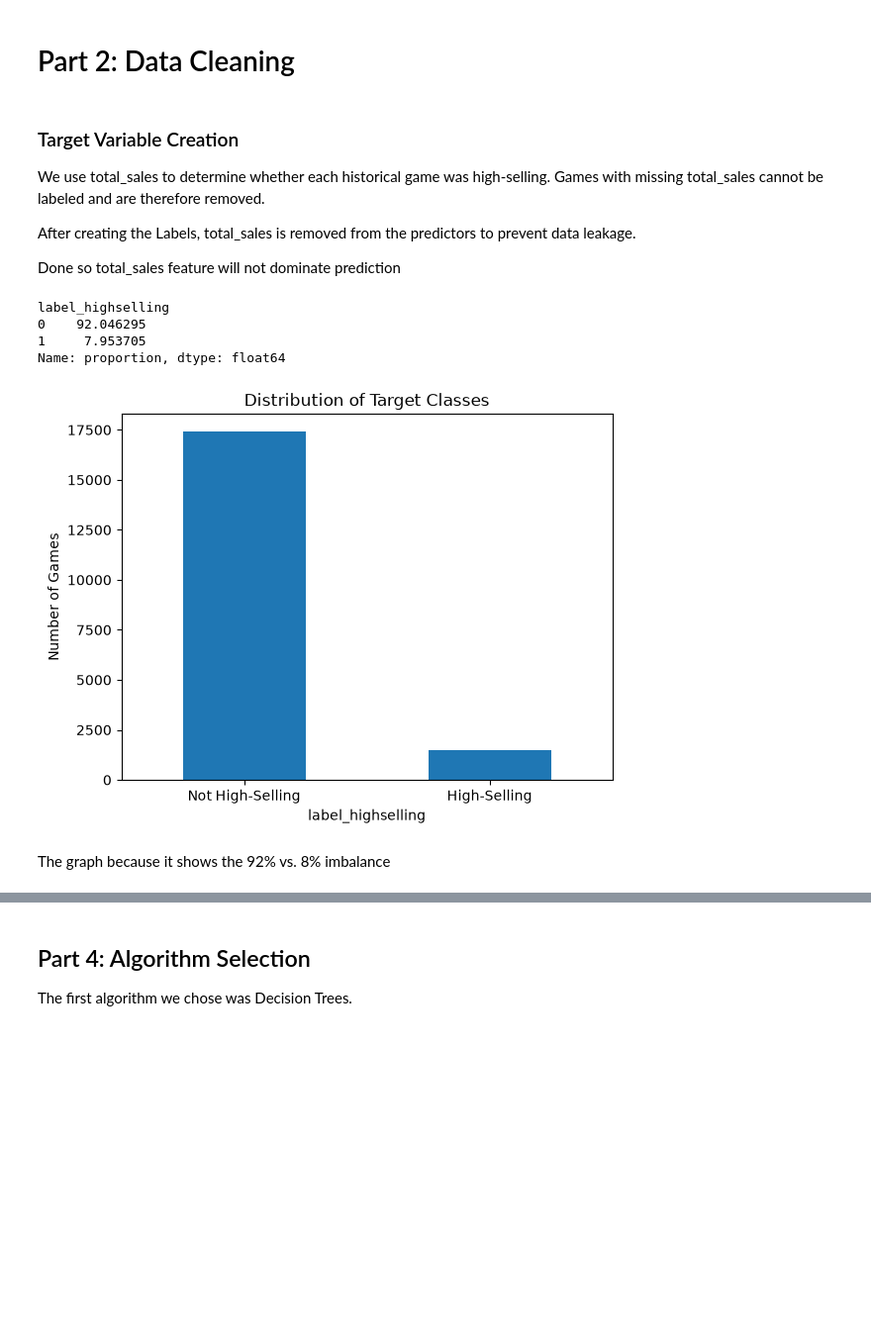
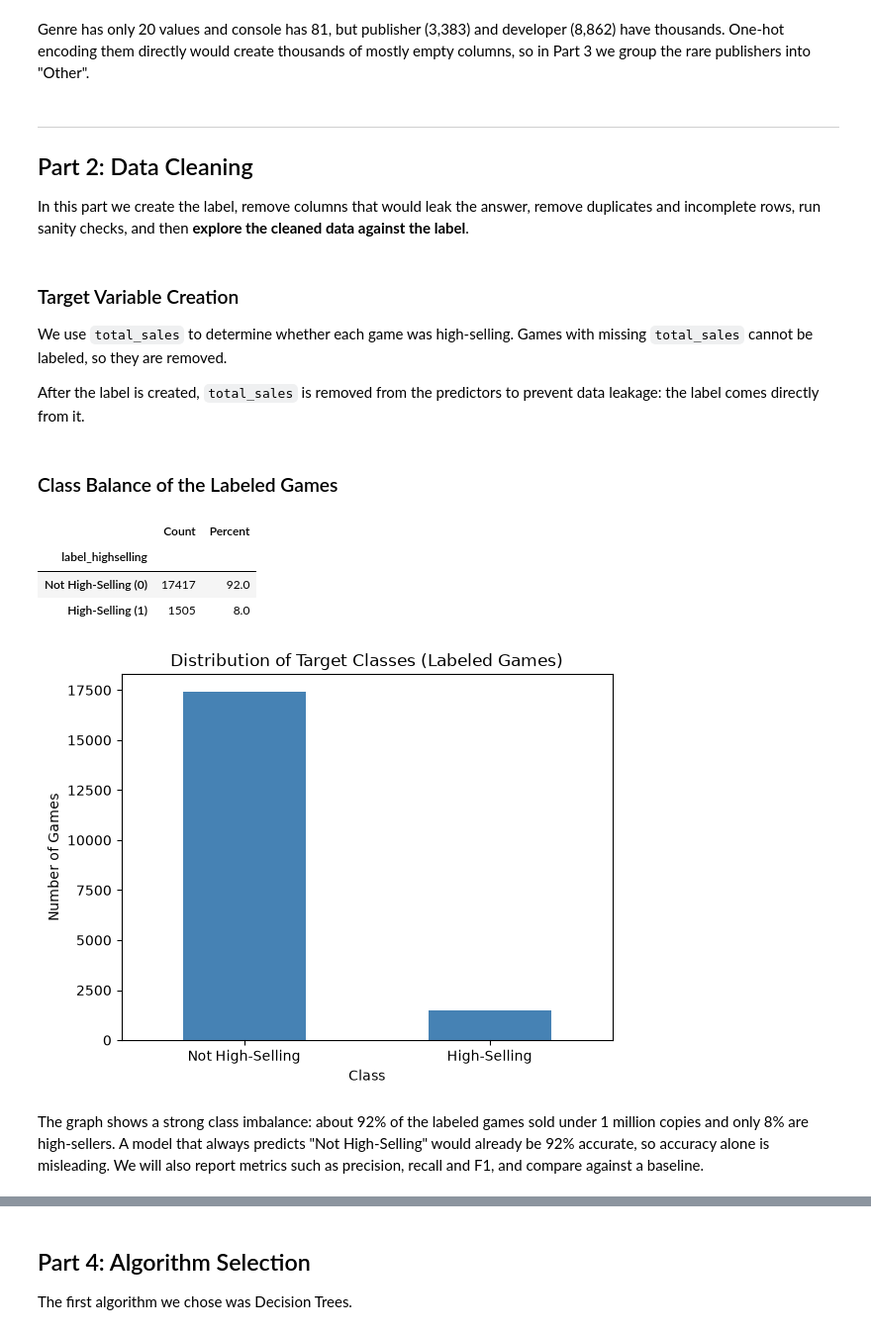
Before and after one commit to CarlosOlvera05/ML-Course-Project, a Jupyter notebook: MLProject.ipynb, the cells around one changed output, grey strips where cells are left out. Shown at 99% size. Saved outputs shown, nothing was run; the diff lists cells and outputs as text; code cells hidden in the pictures; blank space fills up the shorter version.

Commit message:
parts 1-3 (need verification)

```diff
--- a/MLProject.ipynb
+++ b/MLProject.ipynb
@@ -139,14 +217,13 @@ Developer: 8862
+# %% [markdown]
+Genre has only 20 values and console has 81, but publisher (3,383) and developer (8,862) have thousands. One-hot encoding them directly would create thousands of mostly empty columns, so in Part 3 we group the rare publishers into "Other".
 # %% [markdown]
-# Part 2: Data Cleaning
+---
+
+## Part 2: Data Cleaning
+In this part we create the label, remove columns that would leak the answer, remove duplicates and incomplete rows, run sanity checks, and then **explore the cleaned data against the label**.
 # %% [markdown]
 ### Target Variable Creation
+We use `total_sales` to determine whether each game was high-selling. Games with missing `total_sales` cannot be labeled, so they are removed.
 
-We use total_sales to determine whether each historical game was
-high-selling. Games with missing total_sales cannot be labeled and
-are therefore removed.
-
-After creating the Labels, total_sales is removed from the predictors
-to prevent data leakage.
-
-Done so total_sales feature will not dominate prediction
+After the label is created, `total_sales` is removed from the predictors to prevent data leakage: the label comes directly from it.
 # %%
@@ -155,24 +234,31 @@ videogame_df = videogame_df.dropna(subset=["total_sales"])
 videogame_df["label_highselling"] = (
     videogame_df["total_sales"] >= 1.0
 ).astype(int)
+# %% [markdown]
+### Class Balance of the Labeled Games
 # %%
-videogame_df["label_highselling"].value_counts()
-videogame_df["label_highselling"].value_counts(normalize=True) * 100
+# Number and percentage of games in each class
+pd.DataFrame({
+    "Count": videogame_df["label_highselling"].value_counts(),
+    "Percent": (videogame_df["label_highselling"].value_counts(normalize=True) * 100).round(1)
+}).rename(index={0: "Not High-Selling (0)", 1: "High-Selling (1)"})
 # %% [output]
-label_highselling
-0    92.046295
-1     7.953705
-Name: proportion, dtype: float64
+|  | Count | Percent |
+| label_highselling |  |  |
+| Not High-Selling (0) | 17417 | 92.0 |
+| High-Selling (1) | 1505 | 8.0 |
 # %%
 videogame_df["label_highselling"].value_counts().sort_index().plot(
-    kind="bar"
+    kind="bar",
+    color="steelblue"
 )
 
 plt.xticks([0, 1], ["Not High-Selling", "High-Selling"], rotation=0)
+plt.xlabel("Class")
 plt.ylabel("Number of Games")
-plt.title("Distribution of Target Classes")
+plt.title("Distribution of Target Classes (Labeled Games)")
 plt.show()
 # %% [output]
-[figure, old version]
+[figure, new version]
 # %% [markdown]
-The graph because it shows the 92% vs. 8% imbalance
+The graph shows a strong class imbalance: about 92% of the labeled games sold under 1 million copies and only 8% are high-sellers. A model that always predicts "Not High-Selling" would already be 92% accurate, so accuracy alone is misleading. We will also report metrics such as precision, recall and F1, and compare against a baseline.
```
Also changed, not shown: parts of 69 cells of this notebook, 1 other file.
